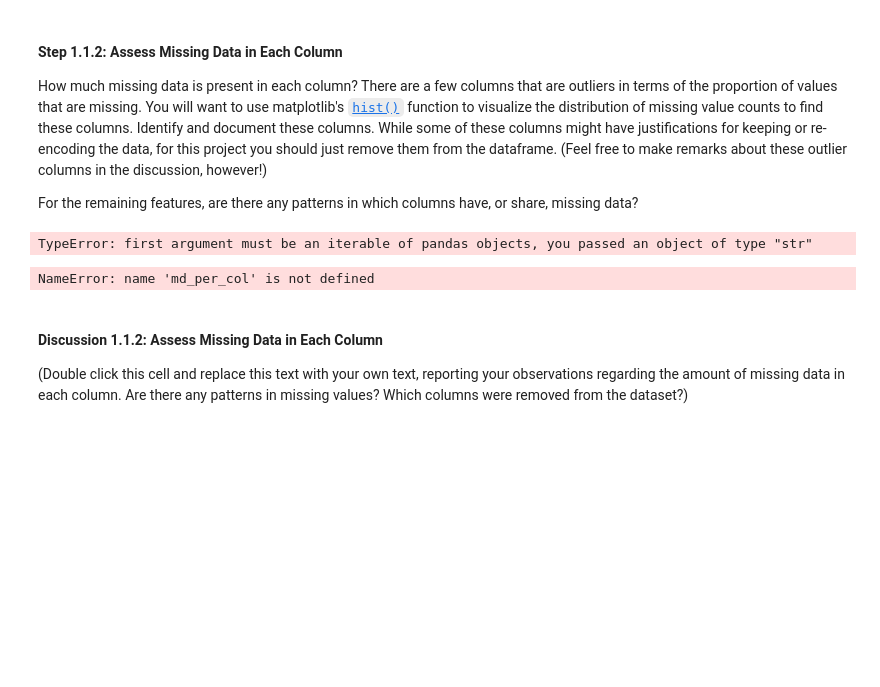
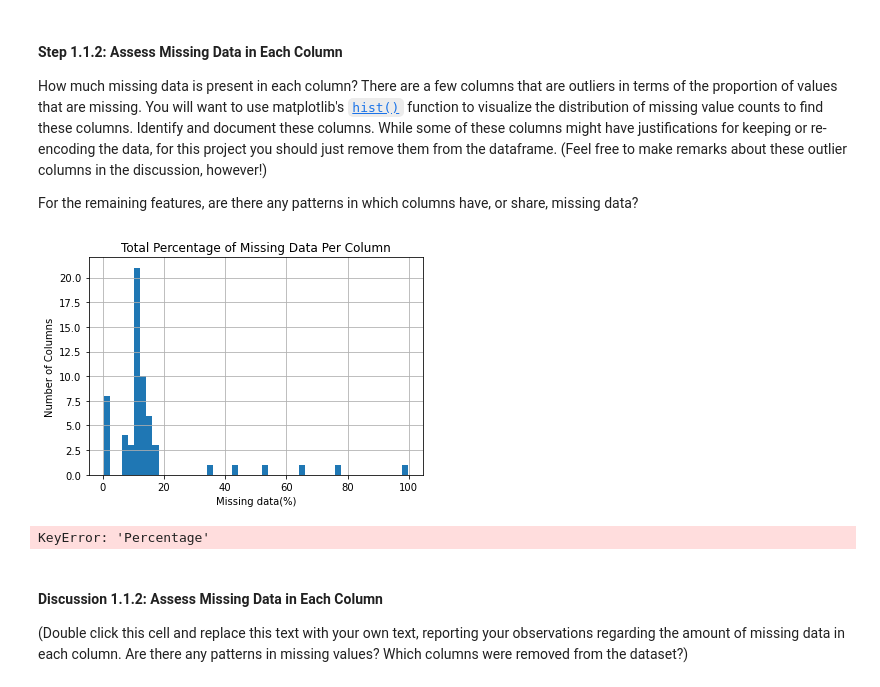
Before and after one commit to sjohnp2112/Identify-Custemer-Segments, a Jupyter notebook: Identify_Customer_Segments_sphelps_edit.ipynb, the cells around one changed output. Cells and saved outputs as stored; diff of their text form; code cells hidden in the pictures; blank space fills up the shorter version.

```diff
--- a/Identify_Customer_Segments_sphelps_edit.ipynb
+++ b/Identify_Customer_Segments_sphelps_edit.ipynb
@@ -200,7 +202,7 @@ azdias_clean = azdias
 col_total = azdias_clean.isnull().sum()
 
 col_total_df = pd.DataFrame(col_total, columns=['Missing_Data'])
-md_per_column_df = pd.DataFrame(col_total, columns=['Percent_MD'])
+md_per_col_df = pd.DataFrame(col_total, columns=['Percent_MD'])
 
 # ignore values < 1, get percentage of missing ['Percent_MD']
 md_per_col_df['Percent_MD'] = col_total_df.loc[col_total_df['Missing_Data'] > 0]
@@ -208,30 +210,34 @@ md_per_col_df['Percent_MD'] = col_total_df.loc[col_total_df['Missing_Data'] > 0]
 
 # convert to percent
 md_per_col = md_per_col_df / len(azdias_clean) * 100
-# result_df.info()
 
-# md_per_col = result_df
-# # md_per_col.dtypes
+md_per_col_df.sort_values(by=['Percent_MD'], ascending=True)
 
-md_per_col = md_per_col.apply(pd.to_numeric, errors='coerce')
-md_per_col['Percent_MD'] = md_per_col.astype("float")
 
-# md_per_col.dtypes
-# azdias_clean.dtypes
-azdias_clean2 = pd.concat('md_per_col') # --
+# find the outlier columns
+md_outliers = md_per_col.query('Percent_MD > 20')
+
+# outlier columns to list
+
+md_outliers_list = []
+md_outliers_list.append(md_outliers)
+
+# az_col = azdias_clean
+
+
+az_col_test = azdias_clean
+az_col_test.drop(columns=[col for col in az_col_test.isin(md_outliers_list)], inplace=True)
-# %% [output]
-TypeError: first argument must be an iterable of pandas objects, you passed an object of type "str"
 # %%
 # Investigate patterns in the amount of missing data in each column.
 
-plt.hist(md_per_col['Percent_MD'], bins=50)
+plt.hist(md_per_col, bins=50)
 plt.title('Total Percentage of Missing Data Per Column')
 plt.xlabel('Missing data(%)')
 plt.ylabel('Number of Columns')
 plt.grid(True)
 plt.show()
 # %% [output]
-NameError: name 'md_per_col' is not defined
+[figure, added]
 # %%
 # Remove the outlier columns from the dataset. (You'll perform other data
 # engineering tasks such as re-encoding and imputation later.)
@@ -249,6 +255,8 @@ result.head() # after concat datatypes converted to float?
 # result.dtypes
 
 # result.query('Percentage > 20' )
+# %% [output]
+KeyError: 'Percentage'
 # %% [markdown]
 #### Discussion 1.1.2: Assess Missing Data in Each Column
 
```
Also changed, not shown: parts of 4 cells of this notebook.
